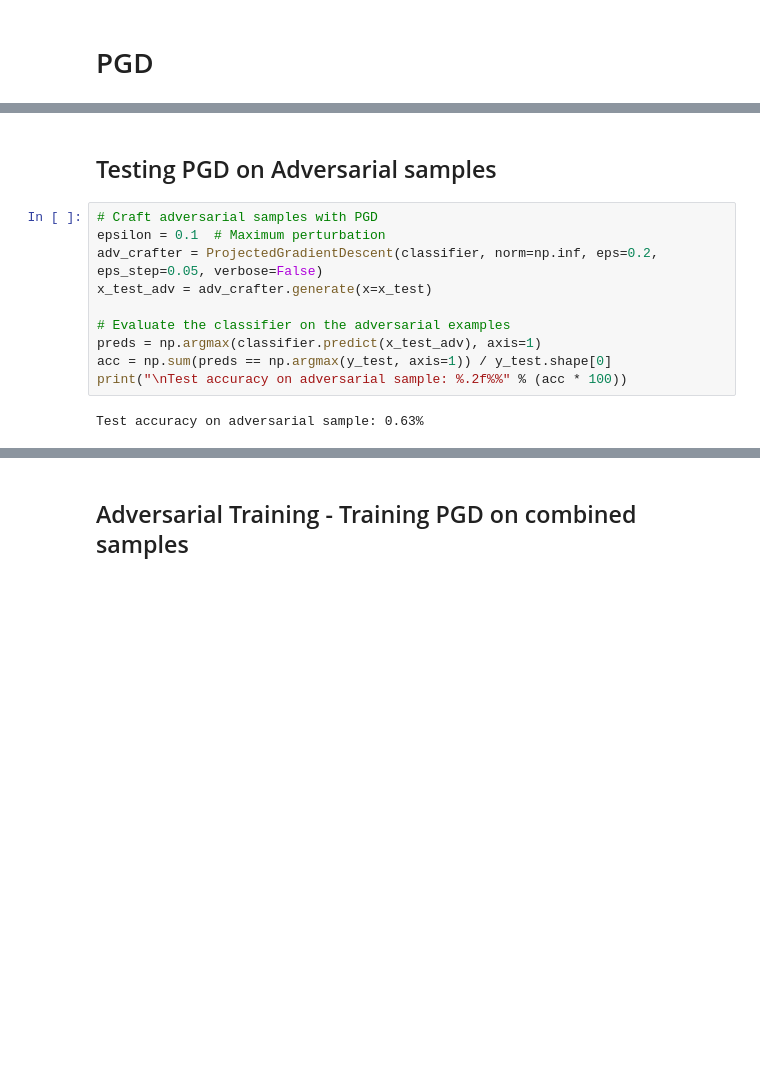
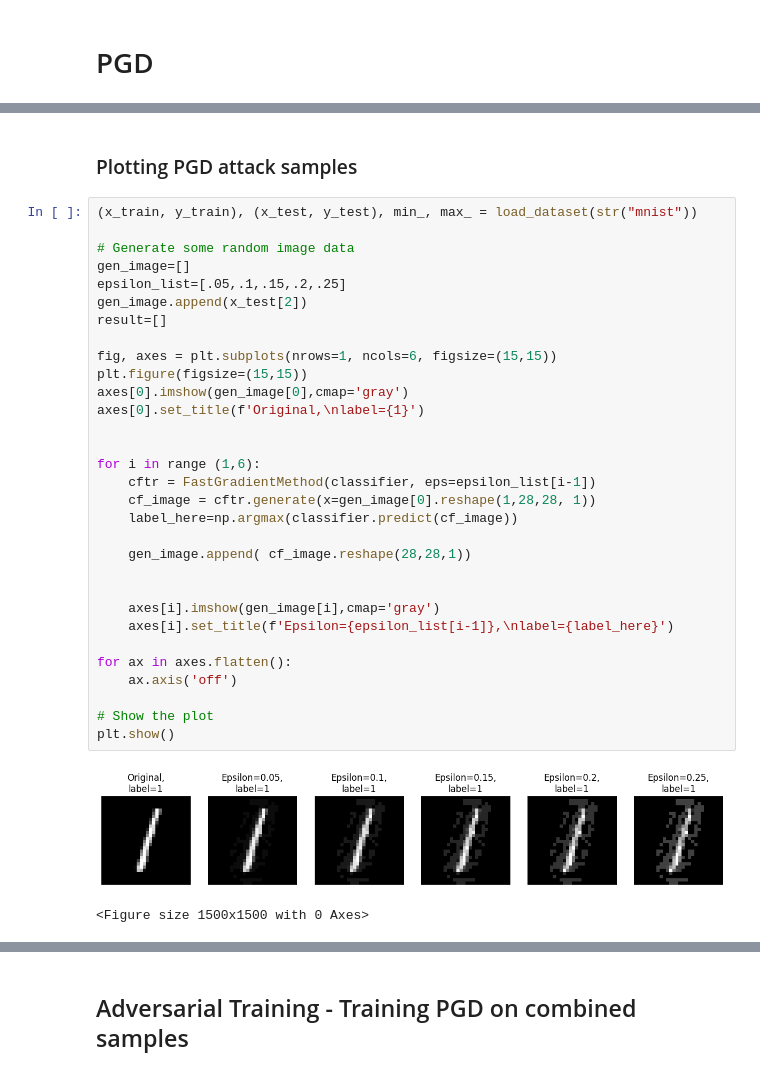
Before and after one commit to mathewvarghesemanu/adversarial-attack-on-computer-vision-machine-learning-models, a Jupyter notebook: Adversarial robustness toolbox.ipynb, the cells around one changed output, grey strips where cells are left out. Cells and saved outputs as stored; diff of their text form; blank space fills up the shorter version.

```diff
--- a/Adversarial robustness toolbox.ipynb
+++ b/Adversarial robustness toolbox.ipynb
@@ -176,14 +256,36 @@ Test accuracy: 99.14%
 # %% [markdown]
-## Testing PGD on Adversarial samples
+### Plotting PGD attack samples
-# %%
-# Craft adversarial samples with PGD
-epsilon = 0.1  # Maximum perturbation
-adv_crafter = ProjectedGradientDescent(classifier, norm=np.inf, eps=0.2, eps_step=0.05, verbose=False)
-x_test_adv = adv_crafter.generate(x=x_test)
-
-# Evaluate the classifier on the adversarial examples
-preds = np.argmax(classifier.predict(x_test_adv), axis=1)
-acc = np.sum(preds == np.argmax(y_test, axis=1)) / y_test.shape[0]
-print("\nTest accuracy on adversarial sample: %.2f%%" % (acc * 100))
-# %% [output]
-Test accuracy on adversarial sample: 0.63%
+# %%
+(x_train, y_train), (x_test, y_test), min_, max_ = load_dataset(str("mnist"))
+
+# Generate some random image data
+gen_image=[]
+epsilon_list=[.05,.1,.15,.2,.25]
+gen_image.append(x_test[2])
+result=[]
+
+fig, axes = plt.subplots(nrows=1, ncols=6, figsize=(15,15))
+plt.figure(figsize=(15,15))
+axes[0].imshow(gen_image[0],cmap='gray')
+axes[0].set_title(f'Original,\nlabel={1}')
+
+
+for i in range (1,6):
+    cftr = FastGradientMethod(classifier, eps=epsilon_list[i-1])
+    cf_image = cftr.generate(x=gen_image[0].reshape(1,28,28, 1))
+    label_here=np.argmax(classifier.predict(cf_image))
+
+    gen_image.append( cf_image.reshape(28,28,1))
+
+
+    axes[i].imshow(gen_image[i],cmap='gray')
+    axes[i].set_title(f'Epsilon={epsilon_list[i-1]},\nlabel={label_here}')
+
+for ax in axes.flatten():
+    ax.axis('off')
+
+# Show the plot
+plt.show()
+# %% [output]
+[figure, added]
+<Figure size 1500x1500 with 0 Axes>
```
Also changed, not shown: parts of 34 cells of this notebook, 1 other file.
